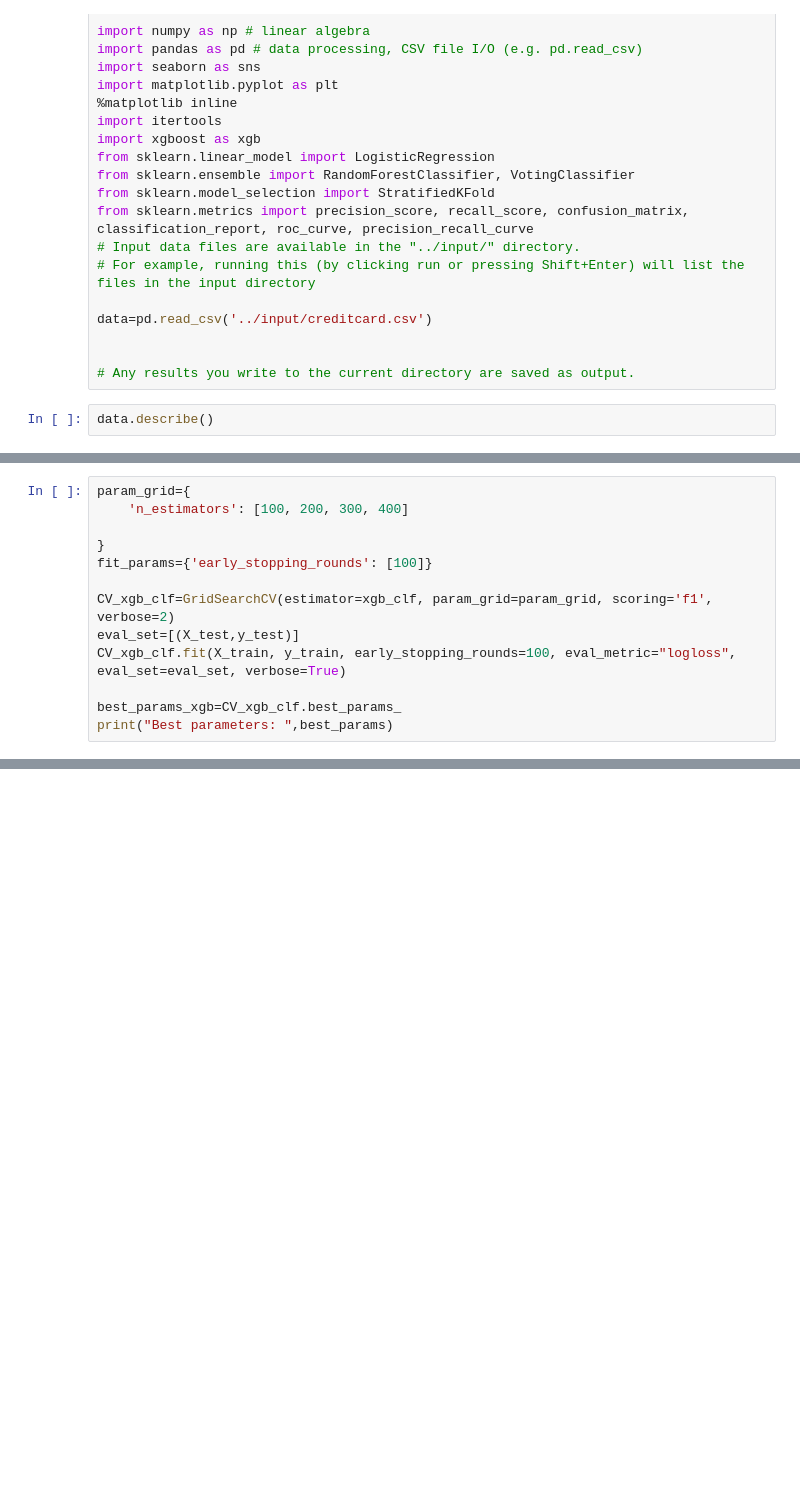
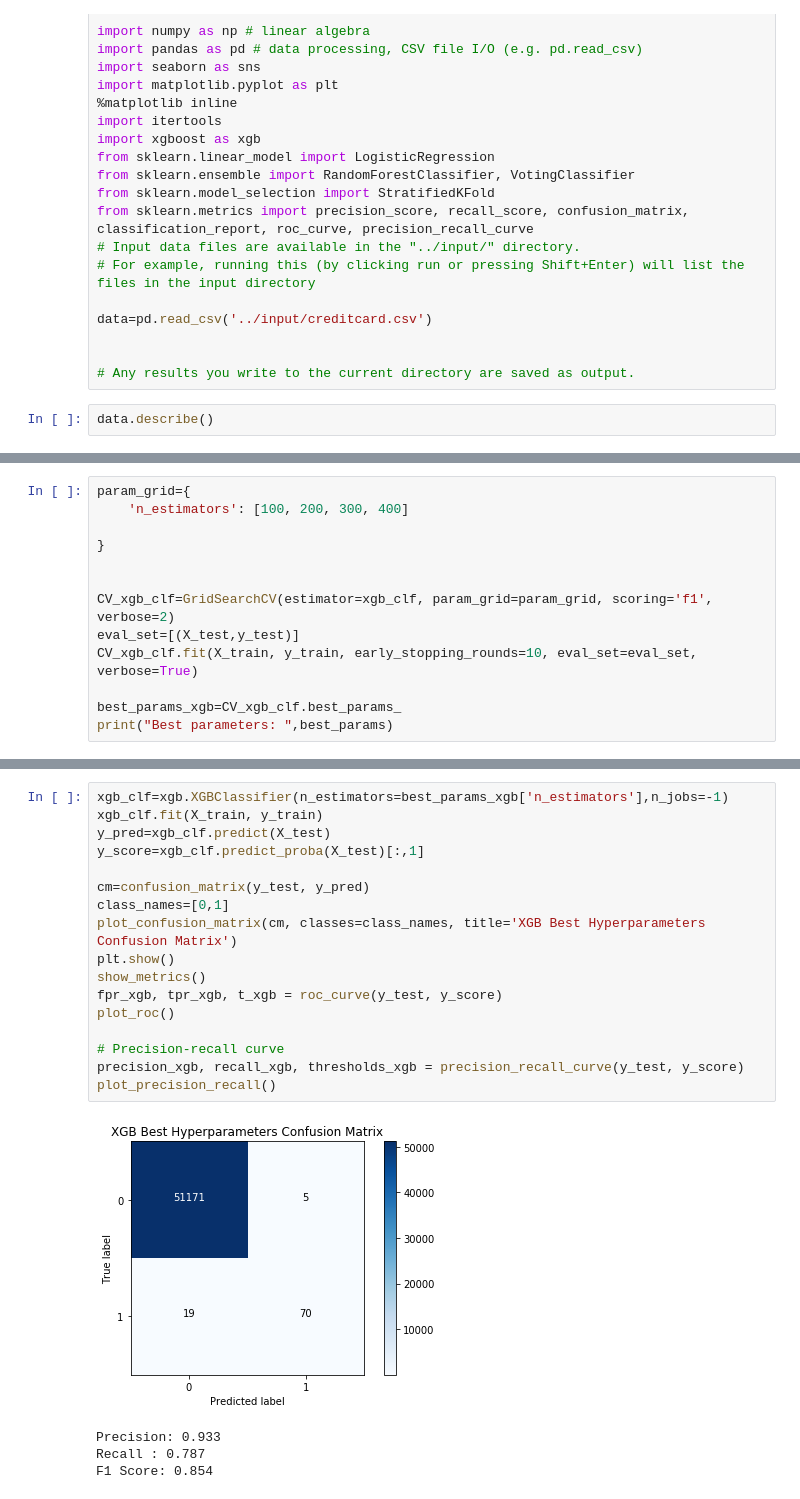
Before and after one commit to SonaliDasgupta/KaggleKernels-MLAndAI, a Jupyter notebook: FraudDetection-SupervisedML/notebook.ipynb, the cells around one changed output, grey strips where cells are left out. Cells and saved outputs as stored; diff of their text form; blank space fills up the shorter version.

```diff
--- a/FraudDetection-SupervisedML/notebook.ipynb
+++ b/FraudDetection-SupervisedML/notebook.ipynb
@@ -249,11 +300,11 @@ param_grid={
     'n_estimators': [100, 200, 300, 400]
 
 }
-fit_params={'early_stopping_rounds': [100]}
+
 
 CV_xgb_clf=GridSearchCV(estimator=xgb_clf, param_grid=param_grid, scoring='f1', verbose=2)
 eval_set=[(X_test,y_test)]
-CV_xgb_clf.fit(X_train, y_train, early_stopping_rounds=100, eval_metric="logloss", eval_set=eval_set, verbose=True)
+CV_xgb_clf.fit(X_train, y_train, early_stopping_rounds=10, eval_set=eval_set, verbose=True)
 
 best_params_xgb=CV_xgb_clf.best_params_
 print("Best parameters: ",best_params)
@@ -259,0 +365,22 @@ print("Best parameters: ",best_params)
+# %%
+xgb_clf=xgb.XGBClassifier(n_estimators=best_params_xgb['n_estimators'],n_jobs=-1)
+xgb_clf.fit(X_train, y_train)
+y_pred=xgb_clf.predict(X_test)
+y_score=xgb_clf.predict_proba(X_test)[:,1]
+
+cm=confusion_matrix(y_test, y_pred)
+class_names=[0,1]
+plot_confusion_matrix(cm, classes=class_names, title='XGB Best Hyperparameters Confusion Matrix')
+plt.show()
+show_metrics()
+fpr_xgb, tpr_xgb, t_xgb = roc_curve(y_test, y_score)
+plot_roc()
+
+# Precision-recall curve
+precision_xgb, recall_xgb, thresholds_xgb = precision_recall_curve(y_test, y_score)
+plot_precision_recall()
+# %% [output]
+[figure, added]
+Precision: 0.933
+Recall : 0.787
+F1 Score: 0.854
```
Also changed, not shown: parts of 10 cells of this notebook.
